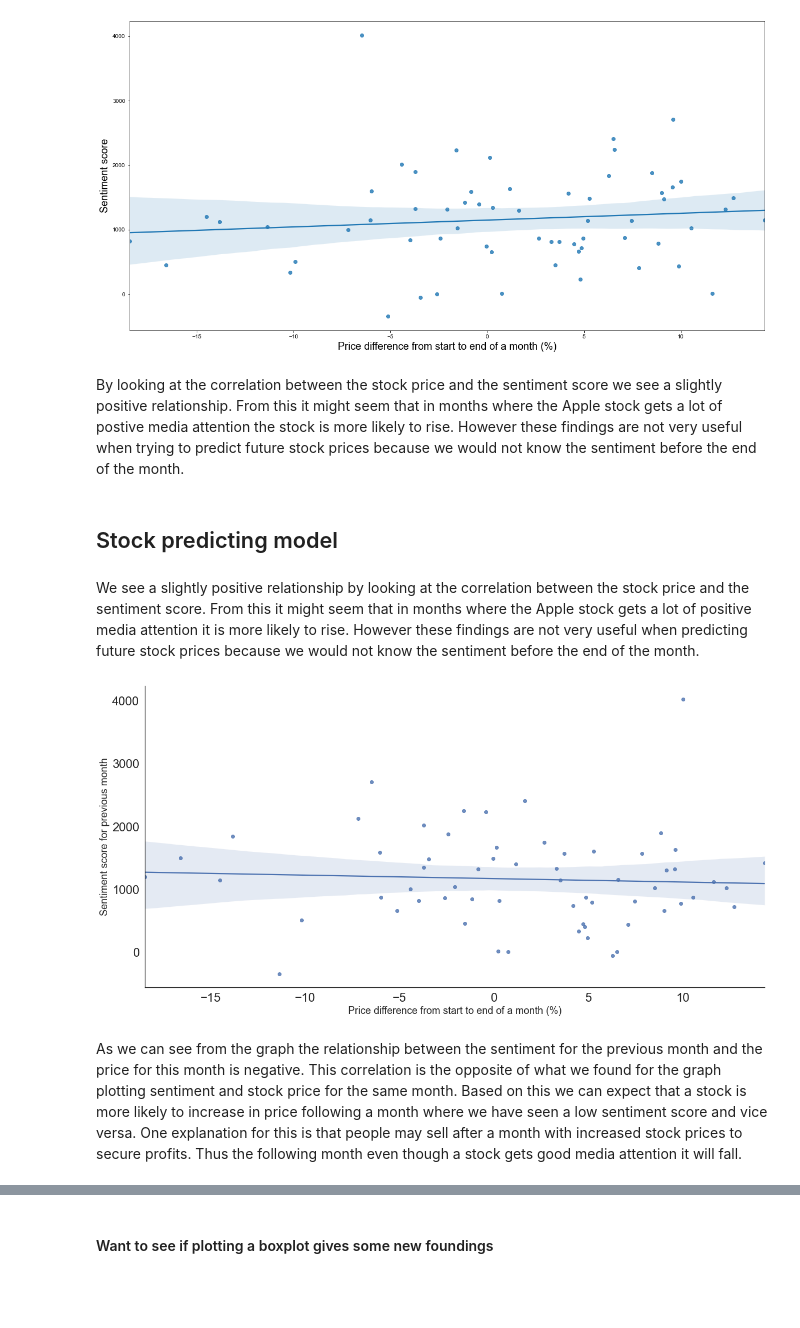
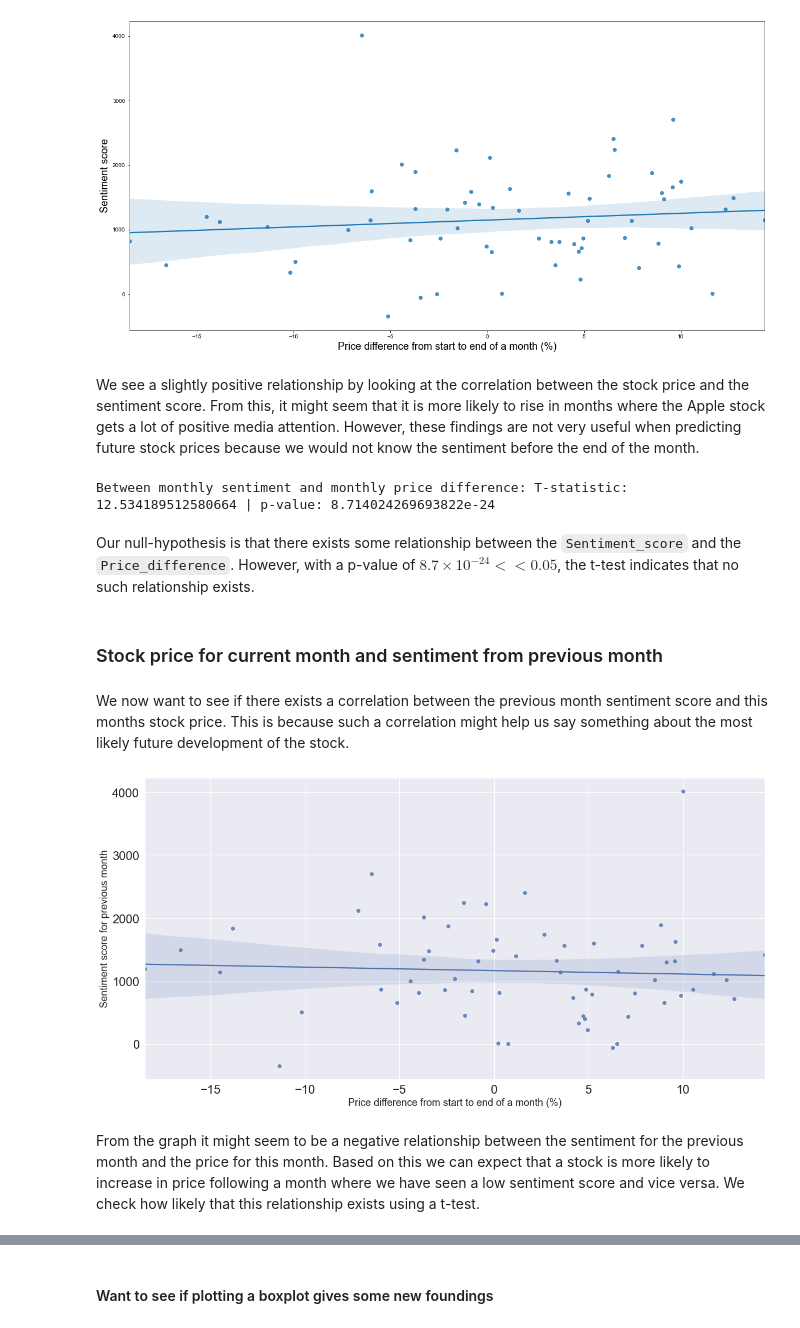
Before and after one commit to epfl-ada/ada-2021-project-club6analysis, a Jupyter notebook: stock_sentiment_analysis_2.ipynb, the cells around one changed output, grey strips where cells are left out. Drawn from its saved outputs; the diff is of its cells as text; code cells hidden in the pictures; blank space fills up the shorter version.

```diff
--- a/stock_sentiment_analysis_2.ipynb
+++ b/stock_sentiment_analysis_2.ipynb
@@ -153,4 +47,4 @@ stock_data["Date"]=stock_data['Date'].apply(lambda x: dt.datetime.strptime(x[:10
 monthly_open_prize=stock_data.groupby(pd.Grouper(key='Date', freq='M')).first()['Open']
 monthly_close_price=stock_data.groupby(pd.Grouper(key='Date', freq='M')).last()['Close']
 
-monthly_stock_diff_df=pd.DataFrame(((monthly_close_price-monthly_open_prize)/monthly_open_prize)*100, columns=['price_difference'])
+stock_diff_monthly=pd.DataFrame(((monthly_close_price-monthly_open_prize)/monthly_open_prize)*100, columns=['Price_difference'])
@@ -168,0 +104,4 @@ monthly_stock_diff_df.head()
+# %%
+sentiment_monthly = pd.DataFrame(zip(result_mon, result_values), columns =['Date', 'Sentiment_score'])
+sentiment_monthly['Date'] = sentiment_monthly['Date'].apply(lambda x: dt.datetime.strptime(x[:10], '%Y-%m'))
+sentiment_monthly.head()
@@ -200,0 +191,2 @@ plt.show();
+# %%
+sentiment_monthly['Date']=sentiment_monthly['Date']-DateOffset(days=1)
@@ -220,28 +216,33 @@ ax.set_ylabel('Sentiment score', size=18)
 Text(0, 0.5, 'Sentiment score')
 [figure]
 # %% [markdown]
-By looking at the correlation between the stock price and the sentiment score we see a slightly positive relationship. From this it might seem that in months where the Apple stock gets a lot of postive media attention the stock is more likely to rise. However these findings are not very useful when trying to predict future stock prices because we would not know the sentiment before the end of the month.
+We see a slightly positive relationship by looking at the correlation between the stock price and the sentiment score. From this, it might seem that it is more likely to rise in months where the Apple stock gets a lot of positive media attention. However, these findings are not very useful when predicting future stock prices because we would not know the sentiment before the end of the month.
+# %%
+t_statistic, t_pvalue = ttest_ind(stock_price_sentiment_monthly.Sentiment_score, stock_price_sentiment_monthly.Price_difference)
+print(f"Between monthly sentiment and monthly price difference: T-statistic: {t_statistic} | p-value: {t_pvalue}")
+# %% [output]
+Between monthly sentiment and monthly price difference: T-statistic: 12.534189512580664 | p-value: 8.714024269693822e-24
+# %% [markdown]
+Our null-hypothesis is that there exists some relationship between the `Sentiment_score` and the `Price_difference`. However, with a p-value of $8.7 \times 10^{-24}<<0.05$, the t-test indicates that no such relationship exists.
 # %% [markdown]
-## Stock predicting model
+### Stock price for current month and sentiment from previous month
 # %% [markdown]
-We see a slightly positive relationship by looking at the correlation between the stock price and the sentiment score. From this it might seem that in months where the Apple stock gets a lot of positive media attention it is more likely to rise. However these findings are not very useful when predicting future stock prices because we would not know the sentiment before the end of the month.
+We now want to see if there exists a correlation between the previous month sentiment score and this months stock price. This is because such a correlation might help us say something about the most likely future development of the stock.
 # %%
-
-sentiment_shifted_back_df=sentiment_monthly_df.copy()
+sentiment_previous_month=sentiment_monthly.copy()
 
 #Shifts the date one month back in time
-sentiment_shifted_back_df['Date']=sentiment_shifted_back_df['Date']-DateOffset(months=1, days=5)+MonthEnd(1)
+sentiment_previous_month['Date']=sentiment_previous_month['Date']-DateOffset(months=1, days=5)+MonthEnd(1)
 
-#Merge the sentiment_shifted_df with the monthly_stock_diff_df. Each row then represent the sentiment for previous month
-#and the stock_price for this month
-stock_price_shifted_back_sentiment=pd.merge(monthly_stock_diff_df, sentiment_shifted_back_df, how='inner', on = 'Date')
+#Merge the stock_diff_monthly with the sentiment_previous_month. Each row represent the sentiment for previous month and the stock_price for this month
+stock_sentiment_previous_month=pd.merge(stock_diff_monthly, sentiment_previous_month, how='inner', on = 'Date')
 # %%
 fig, ax=plt.subplots(figsize=(20,10))
-ax=sns.regplot(x=stock_price_shifted_back_sentiment.price_difference, y=stock_price_shifted_back_sentiment.Sentiment_score)
+ax=sns.regplot(x=stock_sentiment_previous_month.Price_difference, y=stock_sentiment_previous_month.Sentiment_score)
 ax.set_xlabel('Price difference from start to end of a month (%)', size=18)
 ax.set_ylabel('Sentiment score for previous month', size=18);
 # %% [output]
-[figure, old version]
+[figure, new version]
 # %% [markdown]
-As we can see from the graph the relationship between the sentiment for the previous month and the price for this month is negative. This correlation is the opposite of what we found for the graph plotting sentiment and stock price for the same month. Based on this we can expect that a stock is more likely to increase in price following a month where we have seen a low sentiment score and vice versa. One explanation for this is that people may sell after a month with increased stock prices to secure profits. Thus the following month even though a stock gets good media attention it will fall.
+From the graph it might seem to be a negative relationship between the sentiment for the previous month and the price for this month. Based on this we can expect that a stock is more likely to increase in price following a month where we have seen a low sentiment score and vice versa. We check how likely that this relationship exists using a t-test.
 # %%
```
Also changed, not shown: parts of 95 cells of this notebook.
